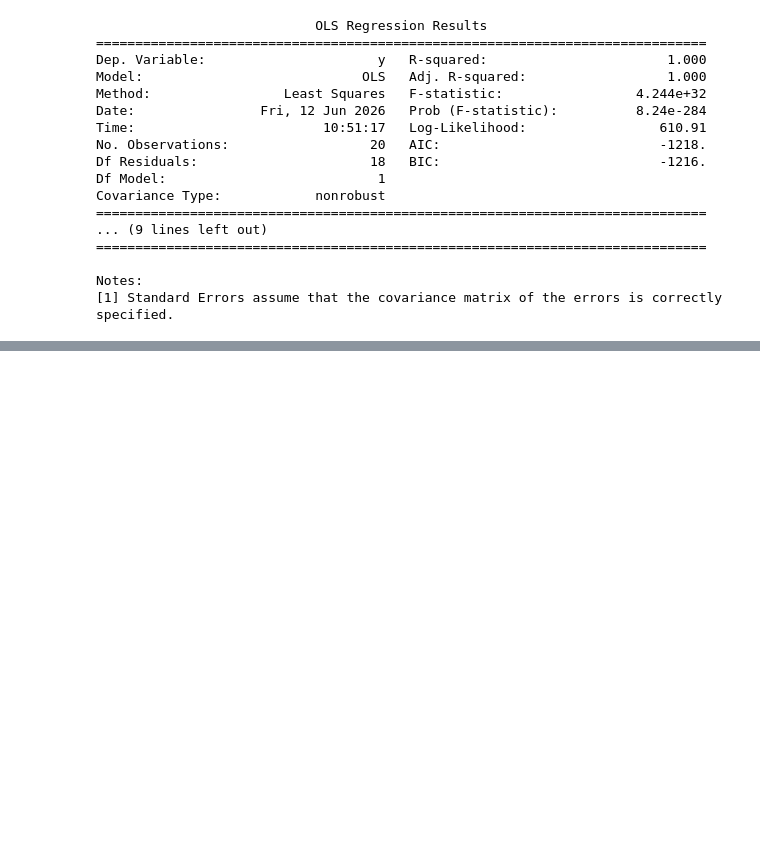
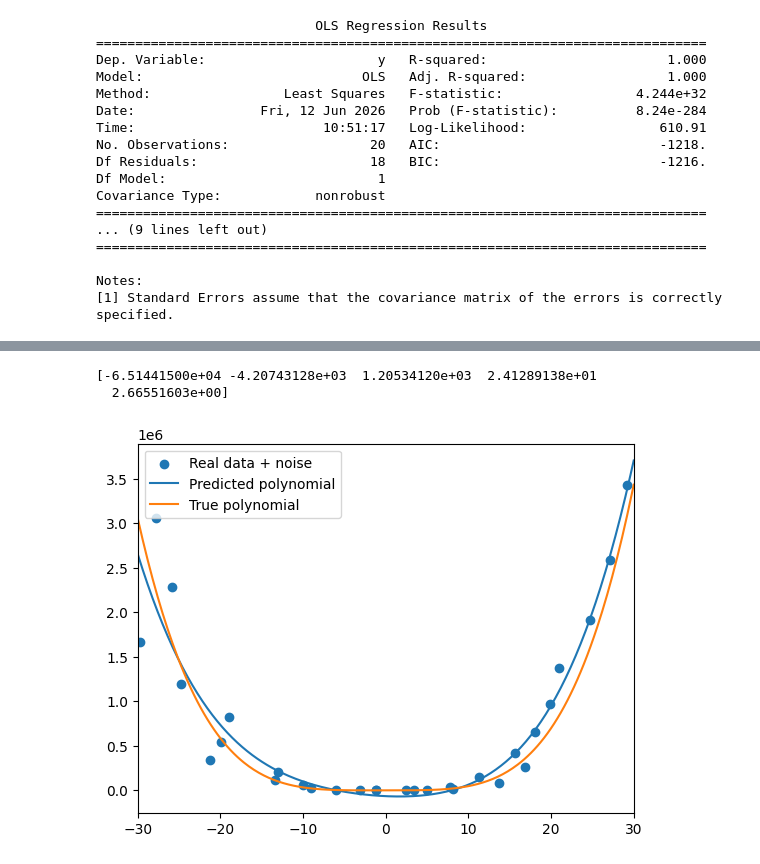
Before and after one commit to coldmayo/QuantInterveiwBasics, a Jupyter notebook: Regression.ipynb, the cells around one changed output, grey strips where cells are left out. Saved outputs shown, nothing was run; the diff lists cells and outputs as text; code cells hidden in the pictures; blank space fills up the shorter version.

```diff
--- a/Regression.ipynb
+++ b/Regression.ipynb
@@ -182,0 +232,49 @@ Notes:
+# %%
+beta0, beta1, beta2, beta3 = 3, 4, 7, 4
+
+y_4 = lambda xi: beta0 + beta1*(xi**2) + beta2*(xi**3) + beta3*(xi**4)
+
+x = np.linspace(-30, 30, 30)
+
+noise_range = 2
+noise = np.random.normal(0.0, noise_range, size=x.shape)
+
+noisy_y = y_4(x) + noise
+
+noise = np.random.normal(0.0, noise_range, size=x.shape)
+noisy_x = x + noise
+
+
+deg = 5   # [1,x,x^2,x^3,x^4]
+
+X, Y = construct_XY(noisy_x, noisy_y, deg)
+
+beta = Linear(X, Y)
+
+y_pred = make_preds(X, beta)
+
+print(beta)
+# %% [output]
+[-6.51441500e+04 -4.20743128e+03  1.20534120e+03  2.41289138e+01
+  2.66551603e+00]
+# %%
+# smooth x values for plotting
+x_plot = np.linspace(-30, 30, 300)
+
+# make design matrix for x_plot
+X_plot, _ = construct_XY(x_plot, x_plot, deg)
+
+# predictions on smooth curve
+y_plot = make_preds(X_plot, beta)
+
+
+plt.xlim(-30, 30)
+
+plt.scatter(noisy_x, noisy_y, label="Real data + noise")
+plt.plot(x_plot, y_plot, label="Predicted polynomial")
+plt.plot(x_plot, y_4(x_plot), label="True polynomial")
+
+plt.legend()
+plt.show()
+# %% [output]
+[figure, added]
```
Also changed, not shown: parts of 12 cells of this notebook, 6 other files.
